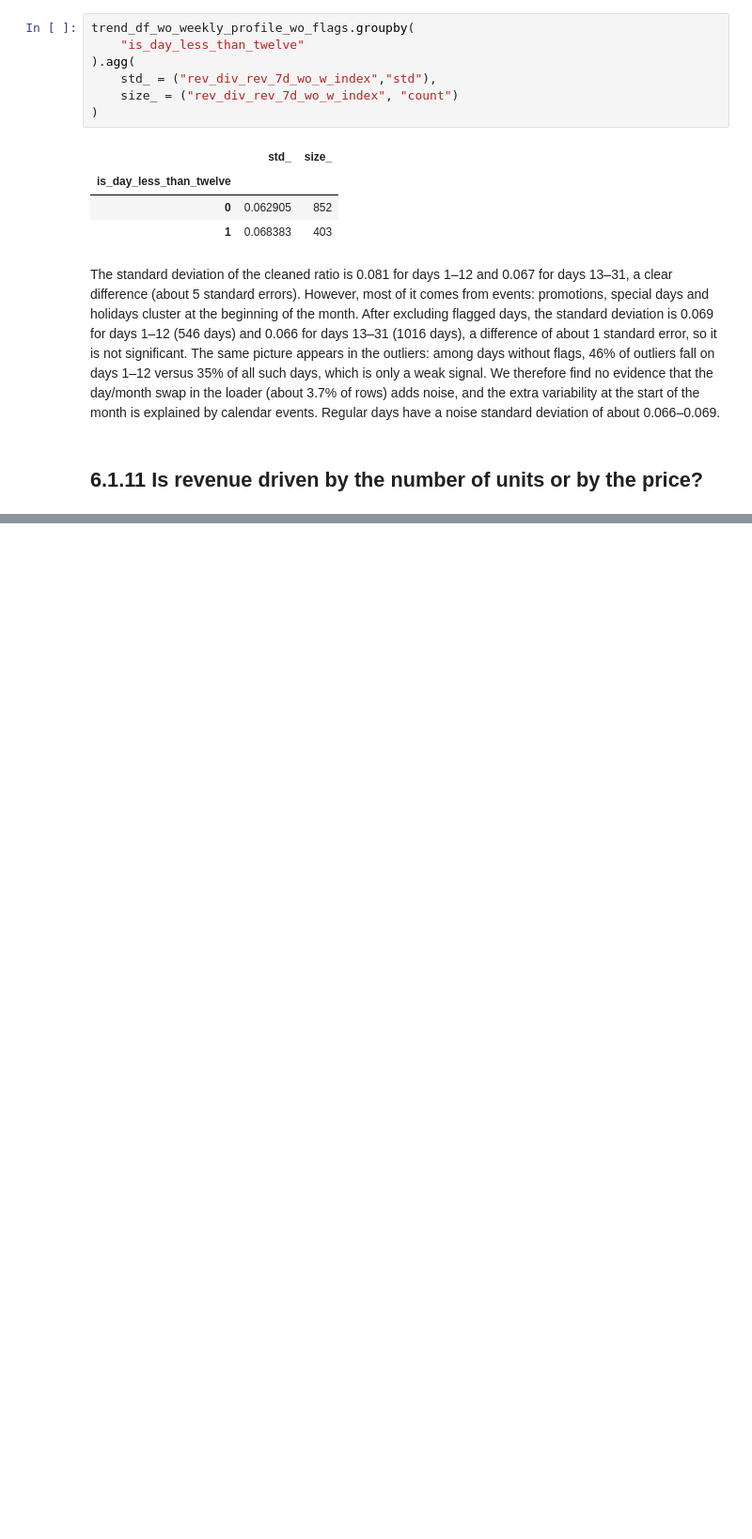
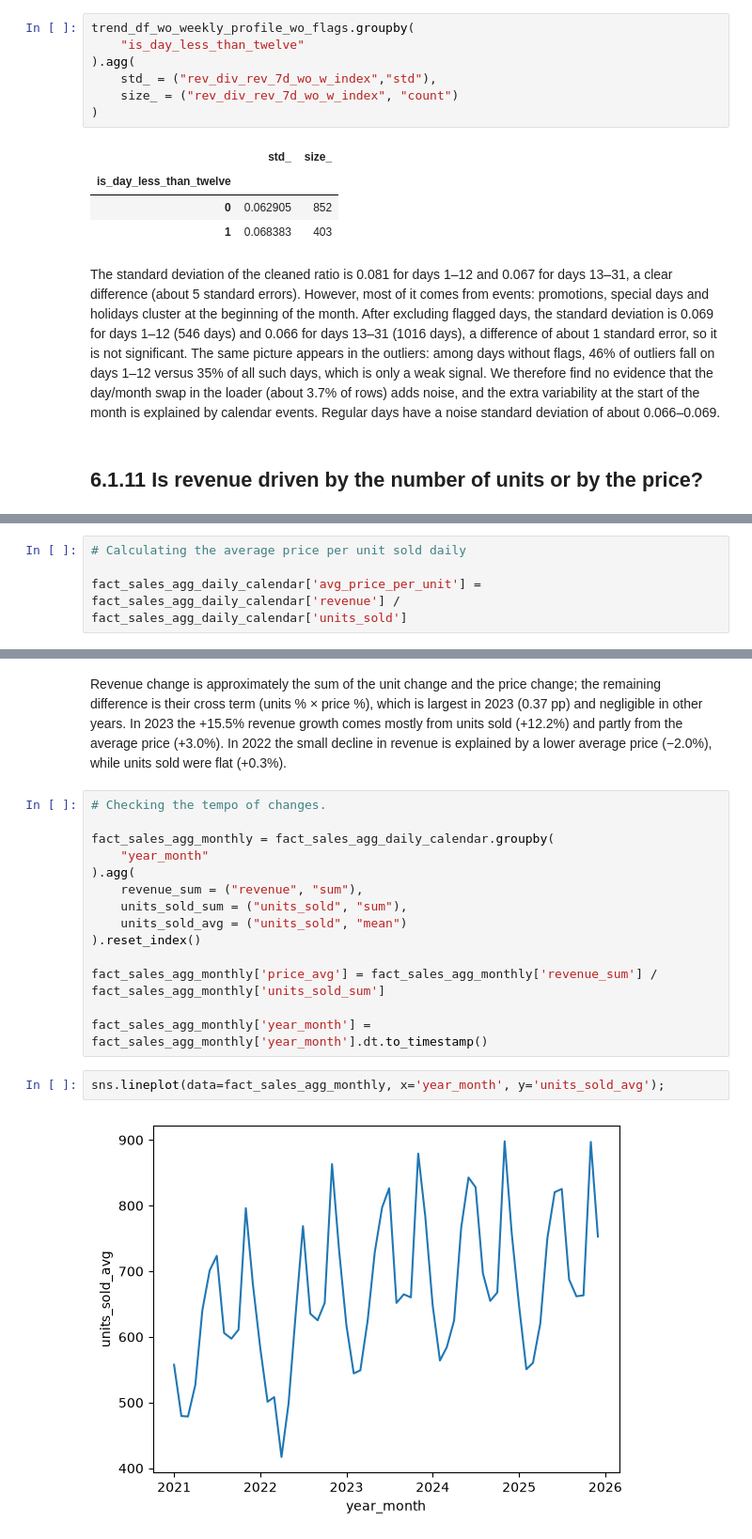
Before and after one commit to Grzegosh/sku_prediction, a Jupyter notebook: EDA.ipynb, the cells around one changed output, grey strips where cells are left out. Shown at 94% size. Drawn from its saved outputs; the diff is of its cells as text; blank space fills up the shorter version.

```diff
--- a/EDA.ipynb
+++ b/EDA.ipynb
@@ -682,0 +792,4 @@ The standard deviation of the cleaned ratio is 0.081 for days 1–12 and 0.067 f
+# %%
+# Calculating the average price per unit sold daily
+
+fact_sales_agg_daily_calendar['avg_price_per_unit'] = fact_sales_agg_daily_calendar['revenue'] / fact_sales_agg_daily_calendar['units_sold']
@@ -682,0 +827,20 @@ The standard deviation of the cleaned ratio is 0.081 for days 1–12 and 0.067 f
+# %% [markdown]
+Revenue change is approximately the sum of the unit change and the price change; the remaining difference is their cross term (units % × price %), which is largest in 2023 (0.37 pp) and negligible in other years. In 2023 the +15.5% revenue growth comes mostly from units sold (+12.2%) and partly from the average price (+3.0%). In 2022 the small decline in revenue is explained by a lower average price (−2.0%), while units sold were flat (+0.3%).
+# %%
+# Checking the tempo of changes.
+
+fact_sales_agg_monthly = fact_sales_agg_daily_calendar.groupby(
+    "year_month"
+).agg(
+    revenue_sum = ("revenue", "sum"),
+    units_sold_sum = ("units_sold", "sum"),
+    units_sold_avg = ("units_sold", "mean")
+).reset_index()
+
+fact_sales_agg_monthly['price_avg'] = fact_sales_agg_monthly['revenue_sum'] / fact_sales_agg_monthly['units_sold_sum']
+
+fact_sales_agg_monthly['year_month'] = fact_sales_agg_monthly['year_month'].dt.to_timestamp()
+# %%
+sns.lineplot(data=fact_sales_agg_monthly, x='year_month', y='units_sold_avg');
+# %% [output]
+[figure, added]
```
Also changed, not shown: parts of 30 cells of this notebook.
